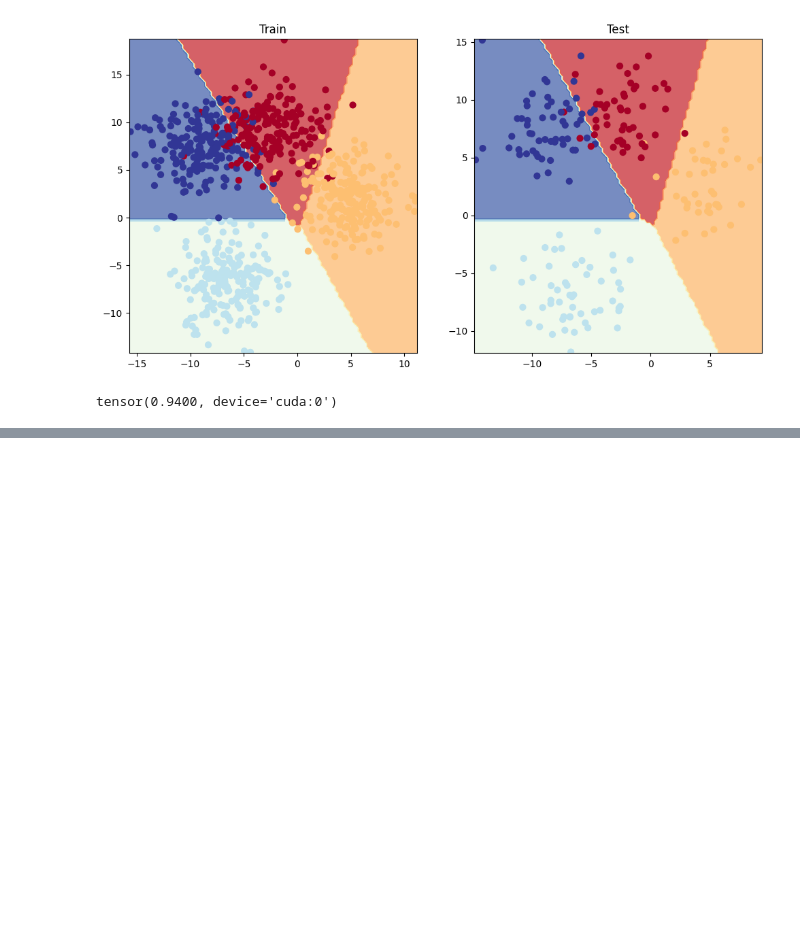
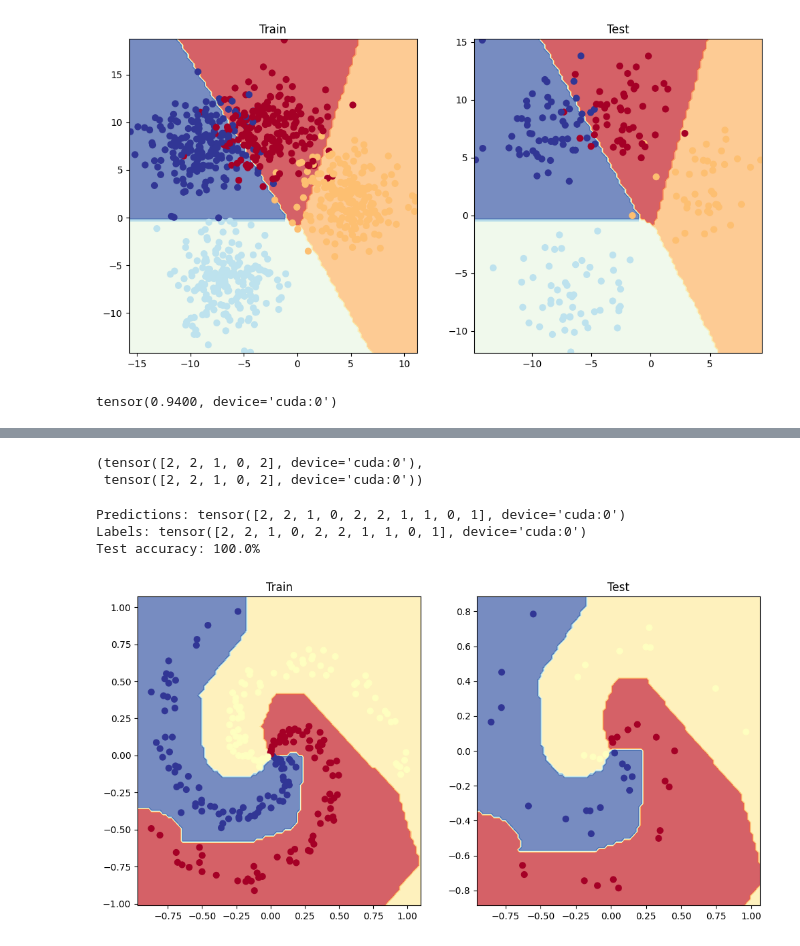
Before and after one commit to oitik/PyTorch, a Jupyter notebook: 02-pytorchneuralnetworkclassification.ipynb, the cells around one changed output, grey strips where cells are left out. Saved outputs shown, nothing was run; the diff lists cells and outputs as text; code cells hidden in the pictures; blank space fills up the shorter version.

Commit message:
Kaggle Notebook |  02.PyTorchNeuralNetworkClassification | Version 2

```diff
--- a/02-pytorchneuralnetworkclassification.ipynb
+++ b/02-pytorchneuralnetworkclassification.ipynb
@@ -912,0 +973,10 @@ tensor(0.9400, device='cuda:0')
+# %%
+# Split data into train and test sets
+from sklearn.model_selection import train_test_split
+
+X_train, X_test, y_train, y_test = train_test_split(X,
+                                                   y,
+                                                   test_size=0.15,
+                                                   random_state=42)
+
+len(X_train), len(X_test), len(y_train), len(y_test)
@@ -912,0 +993,4 @@ tensor(0.9400, device='cuda:0')
+# %%
+# Make device agnostic code
+device = "cuda" if torch.cuda.is_available() else "cpu"
+device
@@ -912,0 +1047,8 @@ tensor(0.9400, device='cuda:0')
+# %%
+# Create loss and optimizer
+loss_fn = nn.CrossEntropyLoss()
+optimizer = torch.optim.Adam(model_5.parameters(),
+                            lr=0.001)
+# %%
+y_logits = model_5(X_test.to(device))
+y_logits[:5]
@@ -912,0 +1132,27 @@ tensor(0.9400, device='cuda:0')
+# %%
+# Make predictions
+model_5.eval()
+with torch.inference_mode():
+    y_preds = torch.softmax(model_5(X_test), dim=1).argmax(dim=1)
+y_preds[:5], y_test[:5]
+# %% [output]
+(tensor([2, 2, 1, 0, 2], device='cuda:0'),
+ tensor([2, 2, 1, 0, 2], device='cuda:0'))
+# %%
+# Compare first 10 model preds and test labels
+print(f"Predictions: {y_preds[:10]}\nLabels: {y_test[:10]}")
+print(f"Test accuracy: {accuracy_fn(y_true=y_test, y_pred=y_preds)}%")
+# %% [output]
+Predictions: tensor([2, 2, 1, 0, 2, 2, 1, 1, 0, 1], device='cuda:0')
+Labels: tensor([2, 2, 1, 0, 2, 2, 1, 1, 0, 1], device='cuda:0')
+Test accuracy: 100.0%
+# %%
+plt.figure(figsize=(12, 6))
+plt.subplot(1, 2, 1)
+plt.title("Train")
+plot_decision_boundary(model_5, X_train, y_train)
+plt.subplot(1, 2, 2)
+plt.title("Test")
+plot_decision_boundary(model_5, X_test, y_test)
+# %% [output]
+[figure, added]
```
Also changed, not shown: parts of 20 cells of this notebook.
